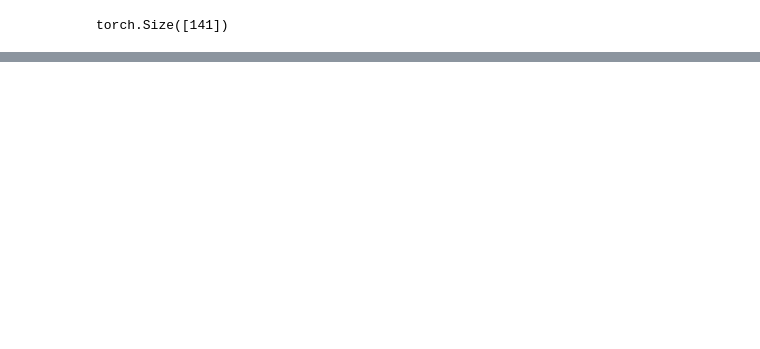
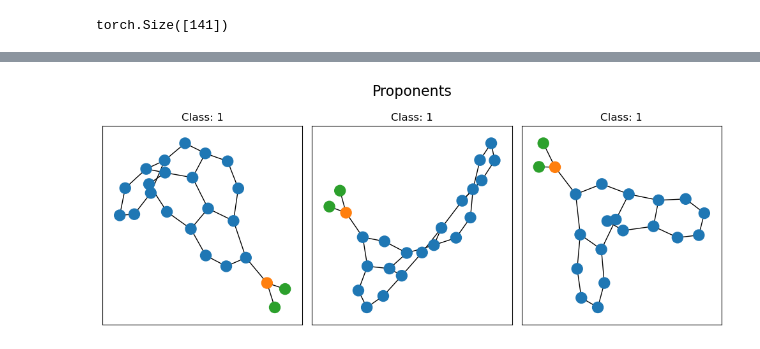
Before and after one commit to FilippoMB/Tutorial_GNN_explainability, a Jupyter notebook: tutorial.ipynb, the cells around one changed output, grey strips where cells are left out. Cells and saved outputs as stored; diff of their text form; code cells hidden in the pictures; blank space fills up the shorter version.

```diff
--- a/tutorial.ipynb
+++ b/tutorial.ipynb
@@ -598,6 +611,0 @@ tensor([[1.]], grad_fn=<SignBackward0>)
-# %%
-for i in proponents:
-    plt.figure()
-    draw_graph(mutag_train[i])
-    print(mutag_train[i].y)
-    print(gnn(mutag_train[i].x, mutag_train[i].edge_index).sign())
@@ -614,6 +611,0 @@ tensor([[1.]], grad_fn=<SignBackward0>)
-# %%
-for i in opponents:
-    plt.figure()
-    draw_graph(mutag_train[i])
-    print(mutag_train[i].y)
-    print(gnn(mutag_train[i].x, mutag_train[i].edge_index).sign())
@@ -633,0 +617,10 @@ tensor([[-0.6300]], grad_fn=<AddmmBackward0>)
+# %%
+fig, axs = plt.subplots(1, 3, layout='tight', figsize=(10, 4))
+for c, i in enumerate(proponents):
+    draw_graph(mutag_train[i], ax=axs[c])
+    sign_i = gnn(mutag_train[i].x, mutag_train[i].edge_index).sign()
+    axs[c].set_title(f"Class: {mutag_train[i].y.numpy()[0]}")
+fig.suptitle('Proponents', fontsize=16)
+plt.show()
+# %% [output]
+[figure, added]
```
Also changed, not shown: parts of 54 cells of this notebook, 5 other files.
